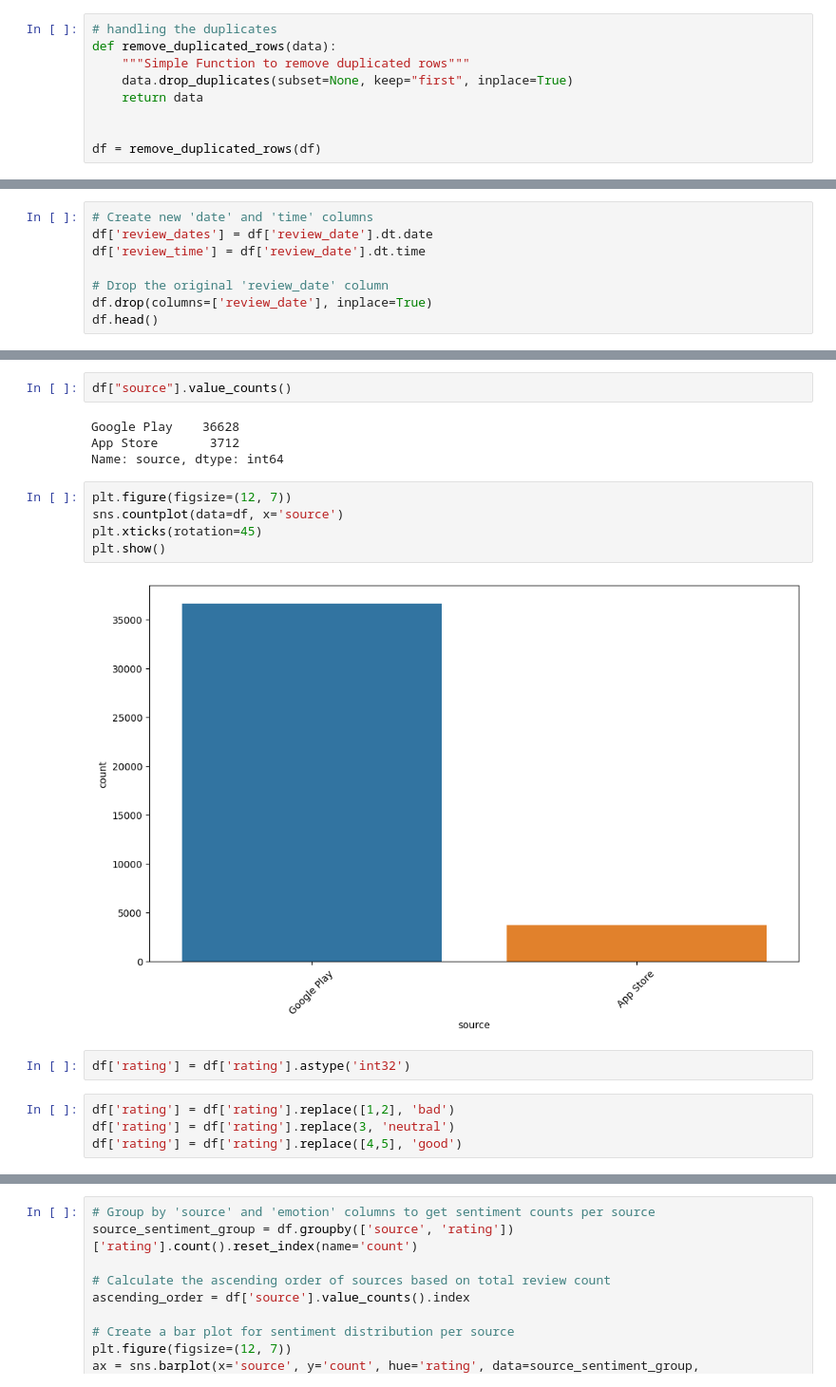
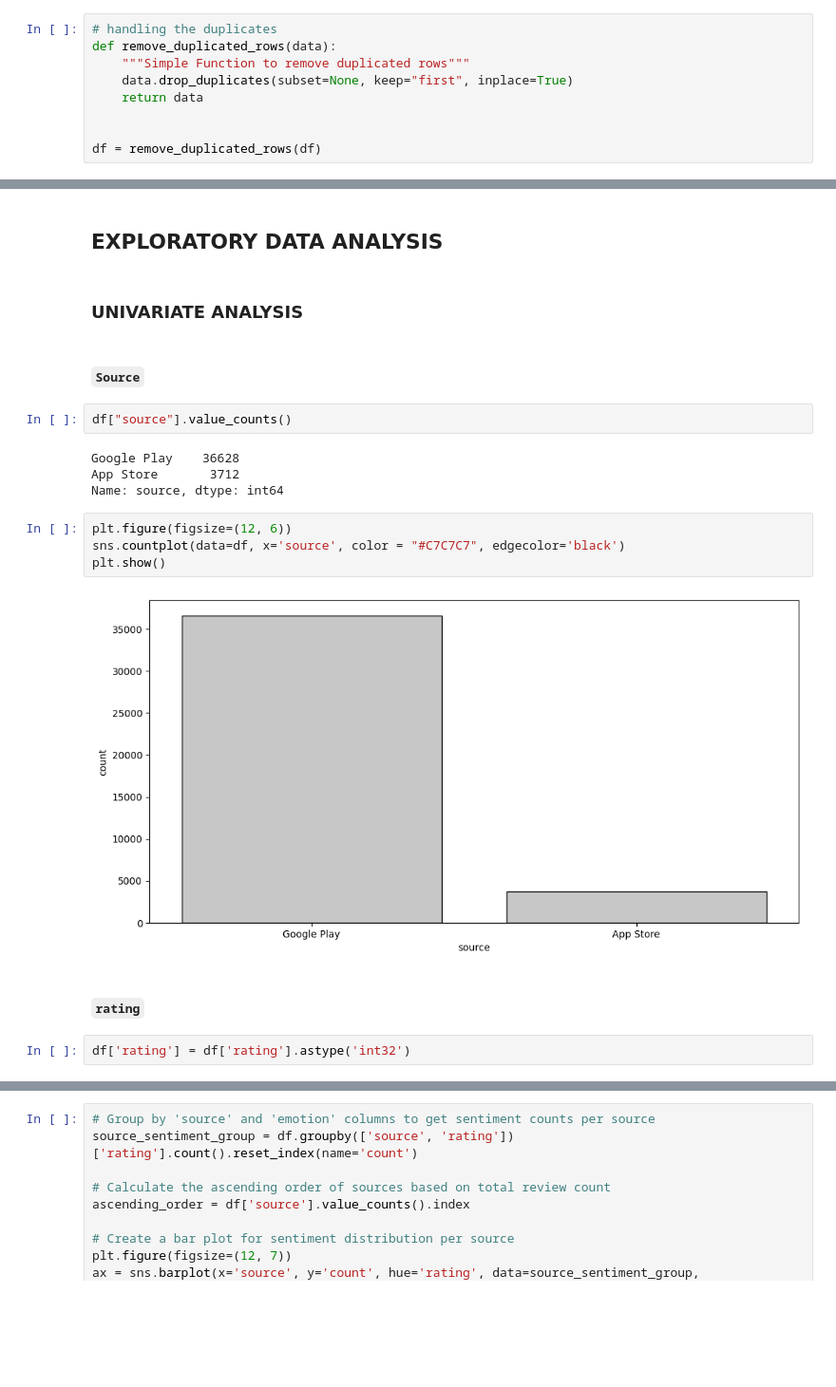
Before and after one commit to ndungek/Threads-Reviews-Sentiment-Analysis, a Jupyter notebook: reviews.ipynb, the cells around one changed output, grey strips where cells are left out. Shown at 95% size. Drawn from its saved outputs; the diff is of its cells as text; blank space fills up the shorter version.

```diff
--- a/reviews.ipynb
+++ b/reviews.ipynb
@@ -152,8 +157,0 @@ dtype('<M8[ns]')
-# %%
-# Create new 'date' and 'time' columns
-df['review_dates'] = df['review_date'].dt.date
-df['review_time'] = df['review_date'].dt.time
-
-# Drop the original 'review_date' column
-df.drop(columns=['review_date'], inplace=True)
-df.head()
@@ -167,3 +158,9 @@ df.head()
+# %% [markdown]
+## **EXPLORATORY DATA ANALYSIS**
+# %% [markdown]
+### **UNIVARIATE ANALYSIS**
+# %% [markdown]
+#### `Source`
 # %%
 df["source"].value_counts()
 # %% [output]
@@ -171,18 +168,15 @@ Google Play    36628
 App Store       3712
 Name: source, dtype: int64
 # %%
-plt.figure(figsize=(12, 7))
-sns.countplot(data=df, x='source')
-plt.xticks(rotation=45)
+plt.figure(figsize=(12, 6))
+sns.countplot(data=df, x='source', color = "#C7C7C7", edgecolor='black')
 plt.show()
 # %% [output]
-[figure, old version]
+[figure, new version]
+# %% [markdown]
+#### `rating`
 # %%
 df['rating'] = df['rating'].astype('int32')
-# %%
-df['rating'] = df['rating'].replace([1,2], 'bad')
-df['rating'] = df['rating'].replace(3, 'neutral')
-df['rating'] = df['rating'].replace([4,5], 'good')
 # %%
 df['rating'].value_counts()
 # %% [output]
```
Also changed, not shown: parts of 36 cells of this notebook.
